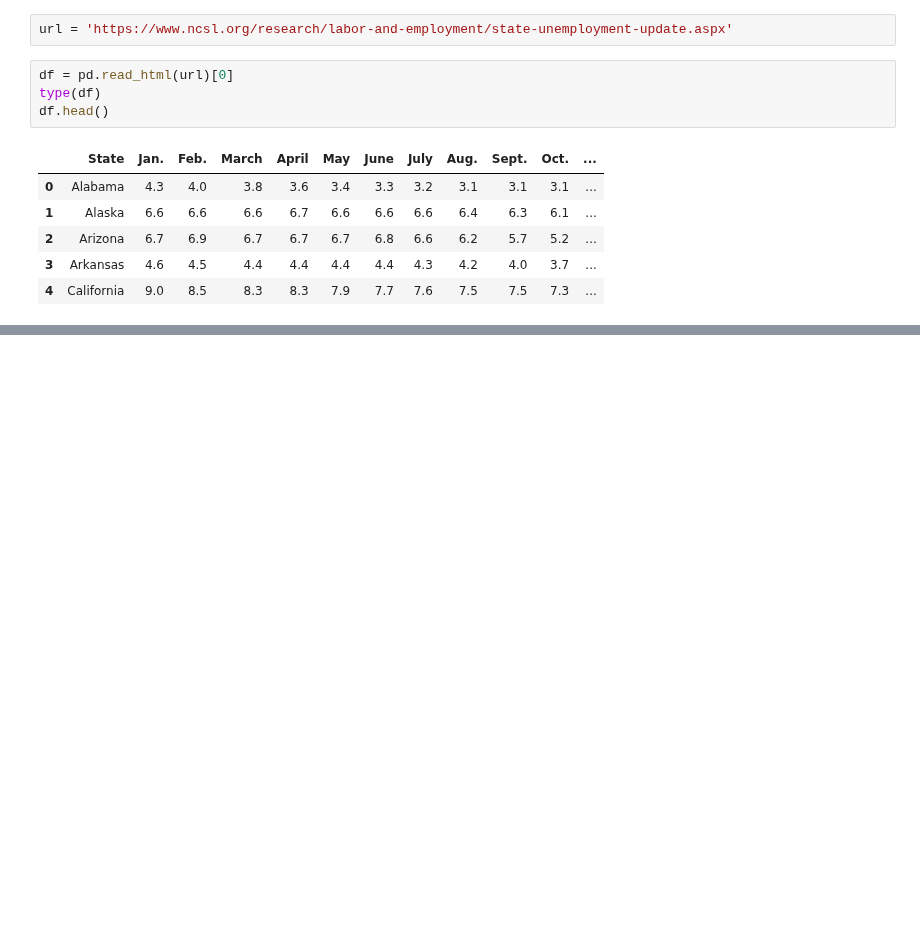
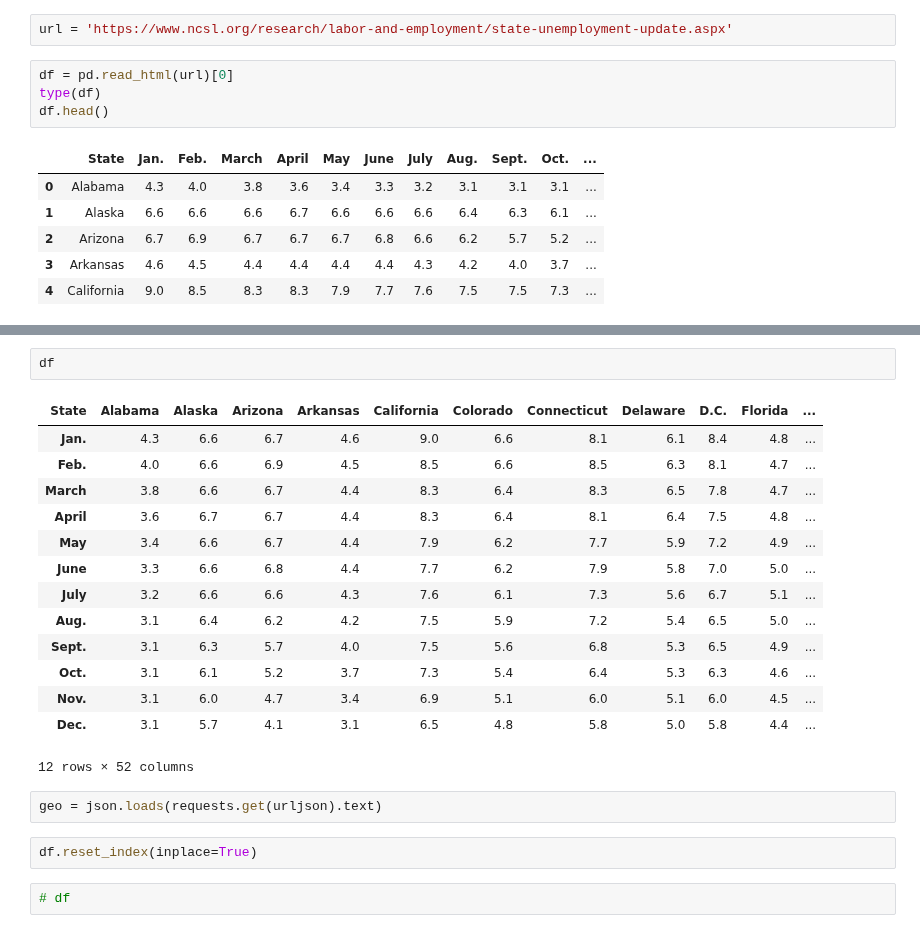
Before and after one commit to attila5287/scrap_and_dataviz, a Jupyter notebook: unemployment.ipynb, the cells around one changed output, grey strips where cells are left out. Cells and saved outputs as stored; diff of their text form; blank space fills up the shorter version.

```diff
--- a/unemployment.ipynb
+++ b/unemployment.ipynb
@@ -39,0 +57,23 @@ plt.show()
+# %%
+df
+# %% [output]
+| State | Alabama | Alaska | Arizona | Arkansas | California | Colorado | Connecticut | Delaware | D.C. | Florida | ... |
+| Jan. | 4.3 | 6.6 | 6.7 | 4.6 | 9.0 | 6.6 | 8.1 | 6.1 | 8.4 | 4.8 | ... |
+| Feb. | 4.0 | 6.6 | 6.9 | 4.5 | 8.5 | 6.6 | 8.5 | 6.3 | 8.1 | 4.7 | ... |
+| March | 3.8 | 6.6 | 6.7 | 4.4 | 8.3 | 6.4 | 8.3 | 6.5 | 7.8 | 4.7 | ... |
+| April | 3.6 | 6.7 | 6.7 | 4.4 | 8.3 | 6.4 | 8.1 | 6.4 | 7.5 | 4.8 | ... |
+| May | 3.4 | 6.6 | 6.7 | 4.4 | 7.9 | 6.2 | 7.7 | 5.9 | 7.2 | 4.9 | ... |
+| June | 3.3 | 6.6 | 6.8 | 4.4 | 7.7 | 6.2 | 7.9 | 5.8 | 7.0 | 5.0 | ... |
+| July | 3.2 | 6.6 | 6.6 | 4.3 | 7.6 | 6.1 | 7.3 | 5.6 | 6.7 | 5.1 | ... |
+| Aug. | 3.1 | 6.4 | 6.2 | 4.2 | 7.5 | 5.9 | 7.2 | 5.4 | 6.5 | 5.0 | ... |
+| Sept. | 3.1 | 6.3 | 5.7 | 4.0 | 7.5 | 5.6 | 6.8 | 5.3 | 6.5 | 4.9 | ... |
+| Oct. | 3.1 | 6.1 | 5.2 | 3.7 | 7.3 | 5.4 | 6.4 | 5.3 | 6.3 | 4.6 | ... |
+| Nov. | 3.1 | 6.0 | 4.7 | 3.4 | 6.9 | 5.1 | 6.0 | 5.1 | 6.0 | 4.5 | ... |
+| Dec. | 3.1 | 5.7 | 4.1 | 3.1 | 6.5 | 4.8 | 5.8 | 5.0 | 5.8 | 4.4 | ... |
+12 rows × 52 columns
+# %%
+geo = json.loads(requests.get(urljson).text)
+# %%
+df.reset_index(inplace=True)
+# %%
+# df
```
Also changed, not shown: parts of 6 cells of this notebook, 1 other file.
